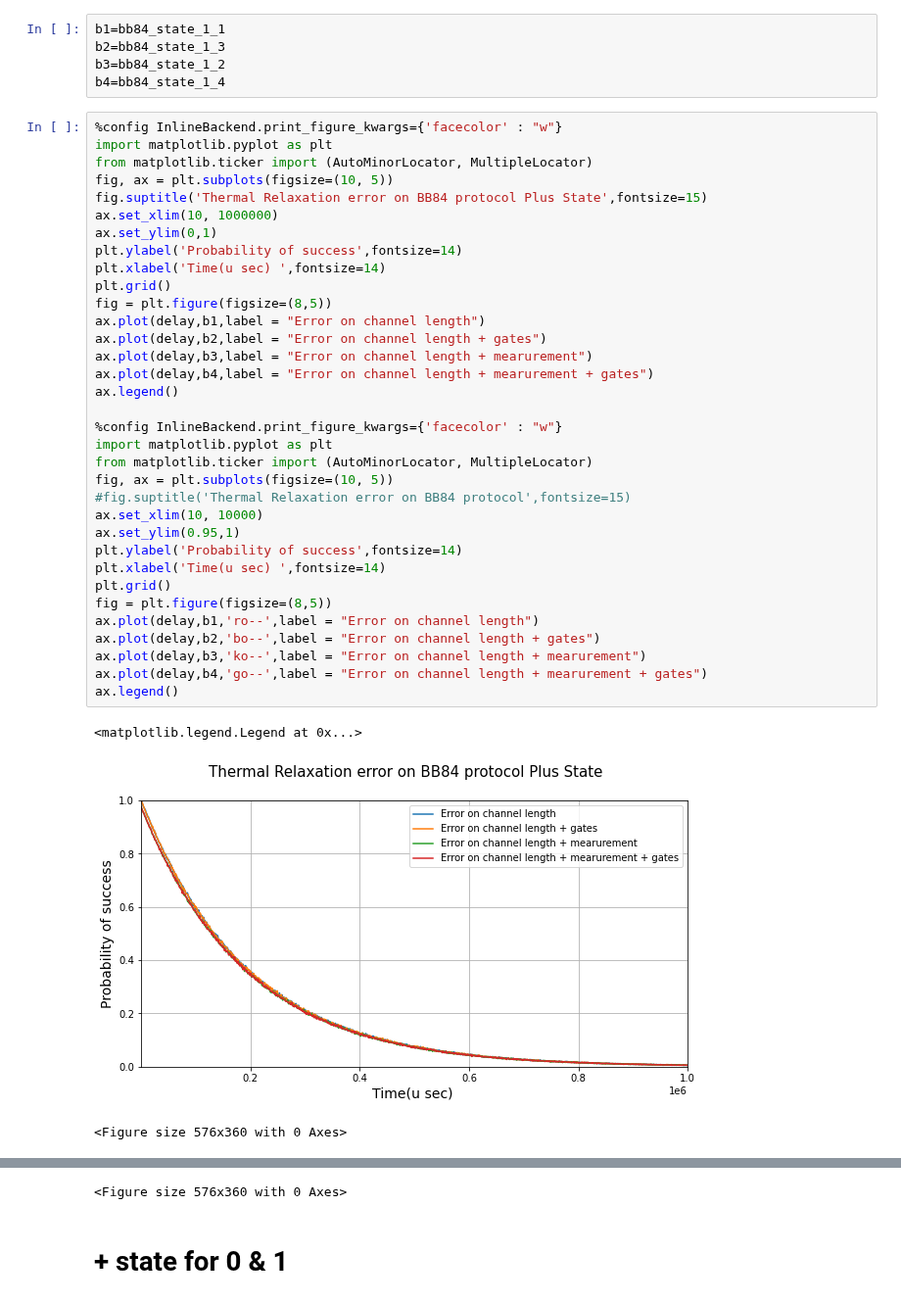
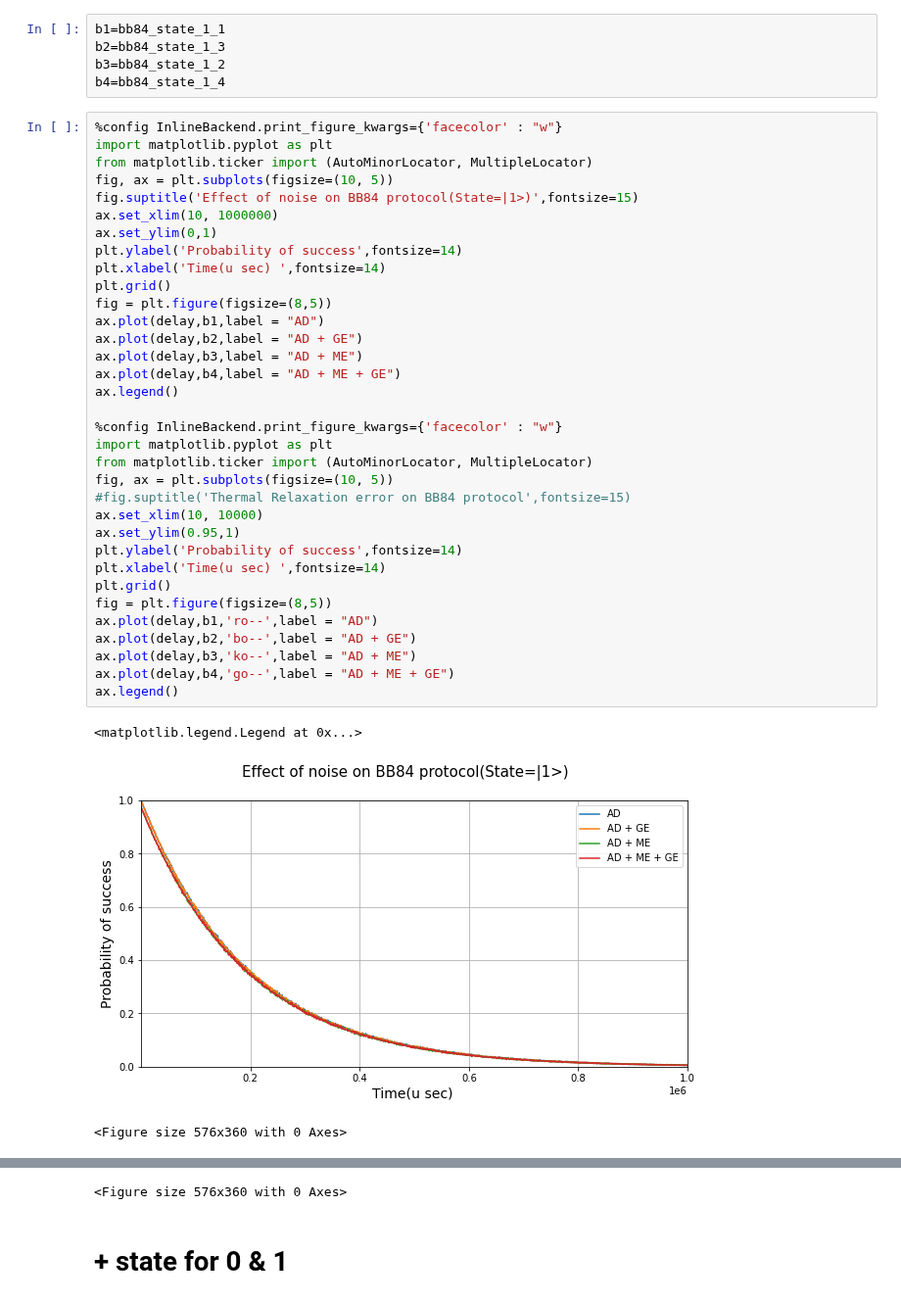
Before and after one commit to bishwajitprasadgond/Amplitude-damping-error-on-Quantum-Key-Distribution-Protocols-Effect-and-A-Probable-Bypass, a Jupyter notebook: BB84/BB84 all Graph.ipynb, the cells around one changed output, grey strips where cells are left out. Shown at 98% size. Saved outputs shown, nothing was run; the diff lists cells and outputs as text.

```diff
--- a/BB84/BB84 all Graph.ipynb
+++ b/BB84/BB84 all Graph.ipynb
@@ -23,38 +23,38 @@ b4=bb84_state_1_4
 # %%
 %config InlineBackend.print_figure_kwargs={'facecolor' : "w"}
 import matplotlib.pyplot as plt
 from matplotlib.ticker import (AutoMinorLocator, MultipleLocator)
 fig, ax = plt.subplots(figsize=(10, 5))
-fig.suptitle('Thermal Relaxation error on BB84 protocol Plus State',fontsize=15)
+fig.suptitle('Effect of noise on BB84 protocol(State=|1>)',fontsize=15)
 ax.set_xlim(10, 1000000)
 ax.set_ylim(0,1)
 plt.ylabel('Probability of success',fontsize=14)
 plt.xlabel('Time(u sec) ',fontsize=14)
 plt.grid()
 fig = plt.figure(figsize=(8,5))
-ax.plot(delay,b1,label = "Error on channel length")
-ax.plot(delay,b2,label = "Error on channel length + gates")
-ax.plot(delay,b3,label = "Error on channel length + mearurement")
-ax.plot(delay,b4,label = "Error on channel length + mearurement + gates")
+ax.plot(delay,b1,label = "AD")
+ax.plot(delay,b2,label = "AD + GE")
+ax.plot(delay,b3,label = "AD + ME")
+ax.plot(delay,b4,label = "AD + ME + GE")
 ax.legend()
 
 %config InlineBackend.print_figure_kwargs={'facecolor' : "w"}
 import matplotlib.pyplot as plt
 from matplotlib.ticker import (AutoMinorLocator, MultipleLocator)
 fig, ax = plt.subplots(figsize=(10, 5))
 #fig.suptitle('Thermal Relaxation error on BB84 protocol',fontsize=15)
 ax.set_xlim(10, 10000)
 ax.set_ylim(0.95,1)
 plt.ylabel('Probability of success',fontsize=14)
 plt.xlabel('Time(u sec) ',fontsize=14)
 plt.grid()
 fig = plt.figure(figsize=(8,5))
-ax.plot(delay,b1,'ro--',label = "Error on channel length")
-ax.plot(delay,b2,'bo--',label = "Error on channel length + gates")
-ax.plot(delay,b3,'ko--',label = "Error on channel length + mearurement")
-ax.plot(delay,b4,'go--',label = "Error on channel length + mearurement + gates")
+ax.plot(delay,b1,'ro--',label = "AD")
+ax.plot(delay,b2,'bo--',label = "AD + GE")
+ax.plot(delay,b3,'ko--',label = "AD + ME")
+ax.plot(delay,b4,'go--',label = "AD + ME + GE")
 ax.legend()
 # %% [output]
 <matplotlib.legend.Legend at 0x...>
-[figure, old version]
+[figure, new version]
 <Figure size 576x360 with 0 Axes>
```
Also changed, not shown: parts of 2 cells of this notebook, 4 other files.
